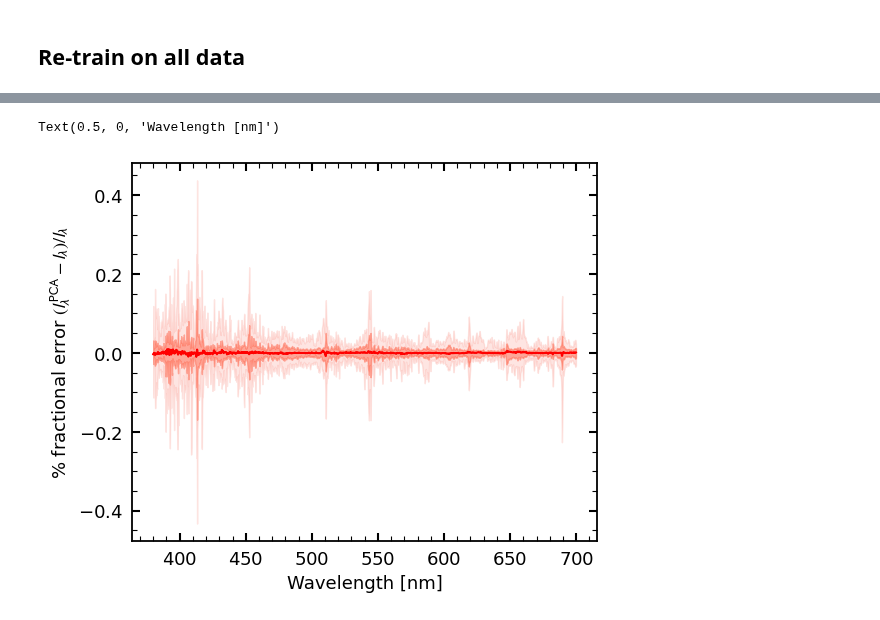
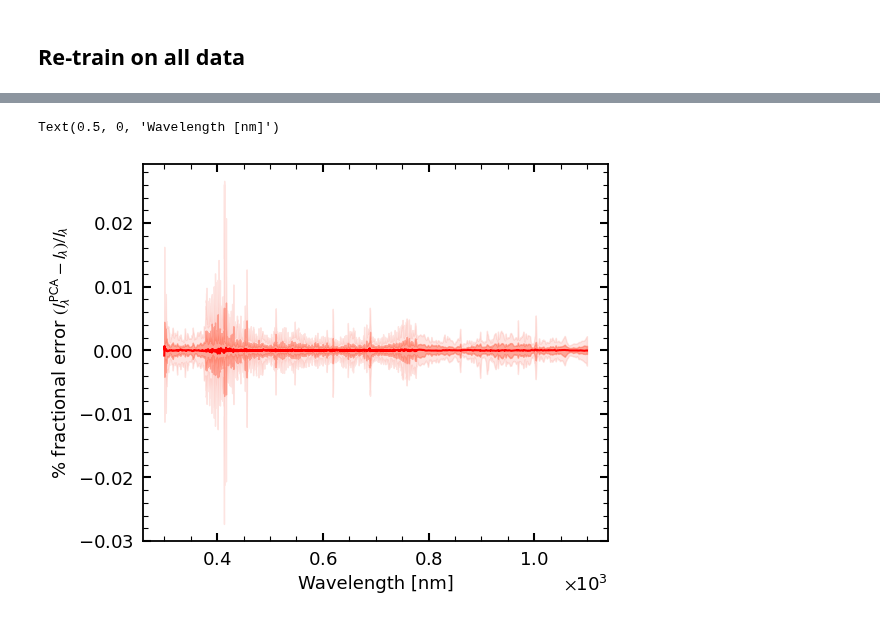
Before and after one commit to AstroJacobLi/popsed, a Jupyter notebook: notebooks/forward_model/PCA_components.ipynb, the cells around one changed output, grey strips where cells are left out. Cells and saved outputs as stored; diff of their text form; code cells hidden in the pictures.

```diff
--- a/notebooks/forward_model/PCA_components.ipynb
+++ b/notebooks/forward_model/PCA_components.ipynb
@@ -51,7 +51,7 @@ Text(0.5, 0, 'Wavelength [nm]')
 # %% [markdown]
 ## Re-train on all data
 # %%
-pca = SpectrumPCA(9, 1600, 10, ['./train_sed/log_spec_all.npy'])
+pca = SpectrumPCA(9, 1600, 30, ['./train_sed/log_spec_all.npy'])
 pca.scale_spectra()
 pca.train_pca()
 pca.transform_and_stack_training_data(filename='./train_sed/pca', retain=True)
@@ -64,7 +60,7 @@ pca
 # %%
 fig, axes = plt.subplots(2, 3, figsize=(12, 5), sharex=True)
 
-x = np.arange(3800, 7000, 2) / 10
+x = np.arange(3000, 11000, 2) / 10
 
 for i in range(6):
     ax = axes[i % 2, i // 2]
@@ -86,20 +82,19 @@ Text(0.5, 0.98, 'PCA components')
 log_spec, log_spec_in_basis = pca.validate_pca_basis('./train_sed/log_spec_all.npy')
 diff = (10**log_spec - 10**log_spec_in_basis) / 10**log_spec * 100
 # %%
-x = np.arange(3800, 7000, 2) / 10
 plt.plot(x, np.median(diff, axis=0), color='r')
 plt.fill_between(x,
                  np.percentile(diff, (1 - norm.cdf(1)) * 100, axis=0),
                  np.percentile(diff, norm.cdf(1) * 100, axis=0), alpha=0.5, color='tomato')
 
 plt.fill_between(x,
                  np.percentile(diff, (1 - norm.cdf(2)) * 100, axis=0),
                  np.percentile(diff, norm.cdf(2) * 100, axis=0), alpha=0.2, color='salmon')
 
 #plt.ylim(-0.008, 0.008)
 
 plt.ylabel(r'% fractional error $(l_{\lambda}^{\mathrm{PCA}} - l_{\lambda})/l_{\lambda}$')
 plt.xlabel('Wavelength [nm]')
 # %% [output]
 Text(0.5, 0, 'Wavelength [nm]')
-[figure, old version]
+[figure, new version]
```
Also changed, not shown: parts of 4 cells of this notebook, 3 other files.
